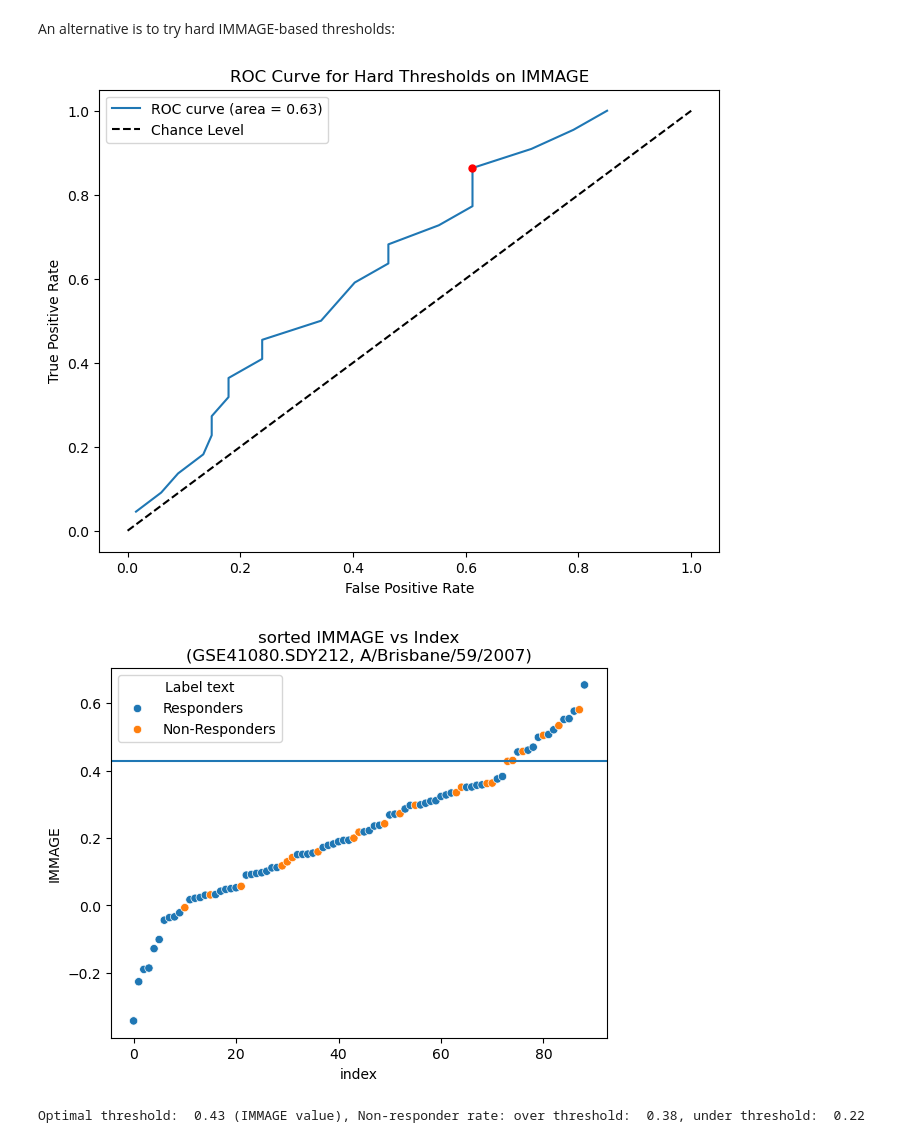
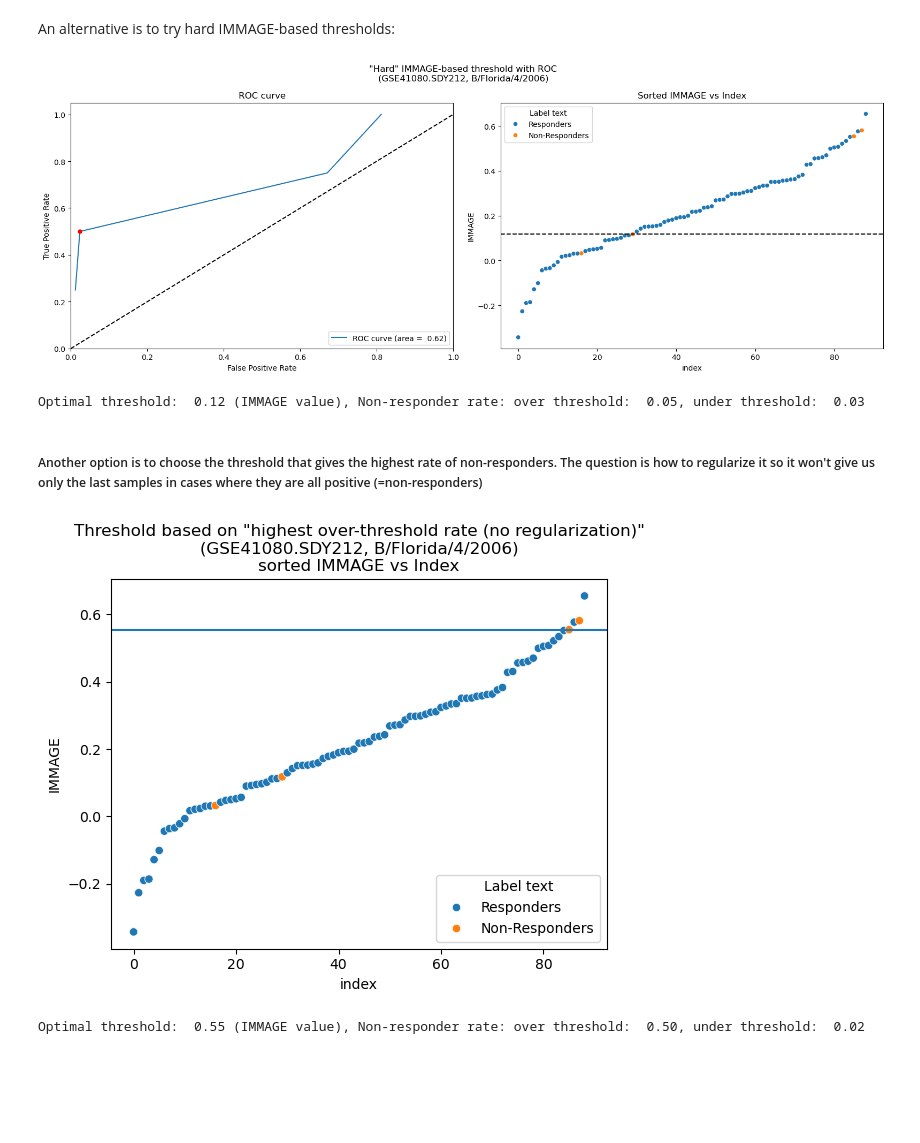
Before and after one commit to JonatanSahar/lab-vaccines, a Jupyter notebook: code/vaccines-2.ipynb, the cells around one changed output. Cells and saved outputs as stored; diff of their text form; code cells hidden in the pictures; blank space fills up the shorter version.

```diff
--- a/code/vaccines-2.ipynb
+++ b/code/vaccines-2.ipynb
@@ -84,7 +85,7 @@ dataset_day_dict["SDY67"] = "nAb.D28"
 ##### Narrow to a specific dataset and day, then keep only relevant columns
 # %%
 # Narrow to a specific dataset and day, then keep only relevant columns
-strain_index = 2
+strain_index = 1
 dataset_name = dataset_names[0]
 name_mask = datasets[dataset_col] == dataset_name
 day_mask = datasets[day_col] == dataset_day_dict[dataset_name]
@@ -337,47 +340,89 @@ for t in thresholds:
     # When roc_curve is given a binary array instead of probabilities, it calculates the fpr and tpr for the single threshold that they represent
     fpr, tpr, _ = roc_curve(data["y"], y_pred)
     roc_points.append((fpr[1], tpr[1]))  # Assuming single threshold; fpr and tpr have two elements
 
 
 # Separate FPR and TPR values for plotting
 fprs, tprs = zip(*roc_points)
 fpr = pd.DataFrame(fprs).values
 tpr = pd.DataFrame(tprs).values
 
 # Identifying the optimal threshold (example using Youden’s Index)
 optimal_idx = np.argmax(tpr - fpr)
 immage_threshold = thresholds[optimal_idx]
 
-# Plot ROC curve
-plt.figure(figsize=(8, 6))
-plt.plot(fpr, tpr, label='ROC curve (area = %0.2f)' % roc_auc)
-plt.plot([0, 1], [0, 1], 'k--', label='Chance Level')
-plt.plot(fpr[optimal_idx], tpr[optimal_idx], marker='o', markersize=5, color="red")
-plt.xlabel('False Positive Rate')
-plt.ylabel('True Positive Rate')
-plt.title('ROC Curve for Hard Thresholds on IMMAGE')
-plt.legend()
-plt.show()
+fig, axs = plt.subplots(1, 2, figsize=(16, 6))  # Creates a figure with two side-by-side subplots
 
-# Plot IMMAGE values and the cutoff
+# Plot ROC curve on the first subplot
+axs[0].plot(fpr, tpr, label=f'ROC curve (area = {roc_auc : 0.2f})')
+axs[0].plot([0, 1], [0, 1], 'k--')  # Random chance line
+axs[0].plot(fpr[optimal_idx], tpr[optimal_idx], marker='o', markersize=5, color="red")
+axs[0].set_xlim([0.0, 1.0])
+axs[0].set_ylim([0.0, 1.05])
+axs[0].set_xlabel('False Positive Rate')
+axs[0].set_ylabel('True Positive Rate')
+axs[0].set_title('ROC curve')
+axs[0].legend(loc="lower right")
+
+# Plot sorted IMMAGE values vs Index on the second subplot
 sns.scatterplot(data=data.sort_values(immage_col, ignore_index=True).reset_index(), x="index", y=immage_col, hue="Label text")
-plt.axhline(y=immage_threshold)
-plt.title(f'sorted IMMAGE vs Index\n({dataset_name}, {strain})')
+axs[1].axhline(y=immage_threshold, color='black', linestyle='--')
+axs[1].set_title(f'Sorted IMMAGE vs Index')
+
+fig.suptitle(f'"Hard" IMMAGE-based threshold with ROC\n({dataset_name}, {strain})')
+plt.tight_layout()  # Adjusts subplot params so that subplots fit into the figure area.
 plt.show()
 
 # Calculate the actual rate of non-responders:for i in threshold_list:
 # Global measures (entire dataset)
 optimal_pred = data[immage_col].apply(lambda x: 1 if x >= immage_threshold else 0)
 test_accuracy = accuracy_score(data["y"], optimal_pred)
 
 # Performance above the threshold
 y_over_thr = data.loc[data[immage_col] >= immage_threshold, ["y"]]
 non_response_rate_over_thr = y_over_thr.mean().y
 y_under_thr = data.loc[data[immage_col] < immage_threshold, ["y"]]
 non_response_rate_under_thr = y_under_thr.mean().y
 print(f"Optimal threshold: {immage_threshold : 0.2f} (IMMAGE value), Non-responder rate: over threshold: {non_response_rate_over_thr : 0.2f}, under threshold: {non_response_rate_under_thr : 0.2f}")
 # %% [output]
-[figure, old version]
+[figure, new version]
-[figure, removed]
-Optimal threshold:  0.43 (IMMAGE value), Non-responder rate: over threshold:  0.38, under threshold:  0.22
+Optimal threshold:  0.12 (IMMAGE value), Non-responder rate: over threshold:  0.05, under threshold:  0.03
+# %% [markdown]
+##### Another option is to choose the threshold that gives the highest rate of non-responders. The question is how to regularize it so it won't give us only the last samples in cases where they are all positive (=non-responders)
+# %%
+# Manually create threshold values. Only take y=1 (non-responders) as thresholds.
+sorted_values = pd.DataFrame(pd.unique(data.loc[data["y"] == 1, immage_col])).rename(columns={0:"threshold"}).sort_values(by="threshold").reset_index(drop=True)
+thresholds = sorted_values
+# thresholds = sorted_values["threshold"]
+# rates = pd.Series(name="rates")
+rates = []
+
+for i, t in thresholds.itertuples():
+    # Binary predictions based on the current threshold
+    rates.append(data.loc[data[immage_col] >= t,"y"].mean())
+
+rates = pd.Series(rates)
+threshold_idx = rates.argmax()
+immage_threshold = thresholds["threshold"].iloc[threshold_idx]
+
+# Plot IMMAGE values and the cutoff
+sns.scatterplot(data=data.sort_values(immage_col, ignore_index=True).reset_index(), x="index", y=immage_col, hue="Label text")
+plt.axhline(y=immage_threshold)
+plt.title(f'Threshold based on "highest over-threshold rate (no regularization)"\n({dataset_name}, {strain})\nsorted IMMAGE vs Index')
+plt.show()
+
+# Calculate the actual rate of non-responders:for i in threshold_list:
+# Global measures (entire dataset)
+optimal_pred = data[immage_col].apply(lambda x: 1 if x >= immage_threshold else 0)
+test_accuracy = accuracy_score(data["y"], optimal_pred)
+
+# Performance above the threshold
+y_over_thr = data.loc[data[immage_col] >= immage_threshold, ["y"]]
+non_response_rate_over_thr = y_over_thr.mean().y
+y_under_thr = data.loc[data[immage_col] < immage_threshold, ["y"]]
+non_response_rate_under_thr = y_under_thr.mean().y
+print(f"Optimal threshold: {immage_threshold : 0.2f} (IMMAGE value), Non-responder rate: over threshold: {non_response_rate_over_thr : 0.2f}, under threshold: {non_response_rate_under_thr : 0.2f}")
+# %% [output]
+[figure, added]
+Optimal threshold:  0.55 (IMMAGE value), Non-responder rate: over threshold:  0.50, under threshold:  0.02
 # %% [markdown]
```
Also changed, not shown: parts of 13 cells of this notebook, 3 other files.
